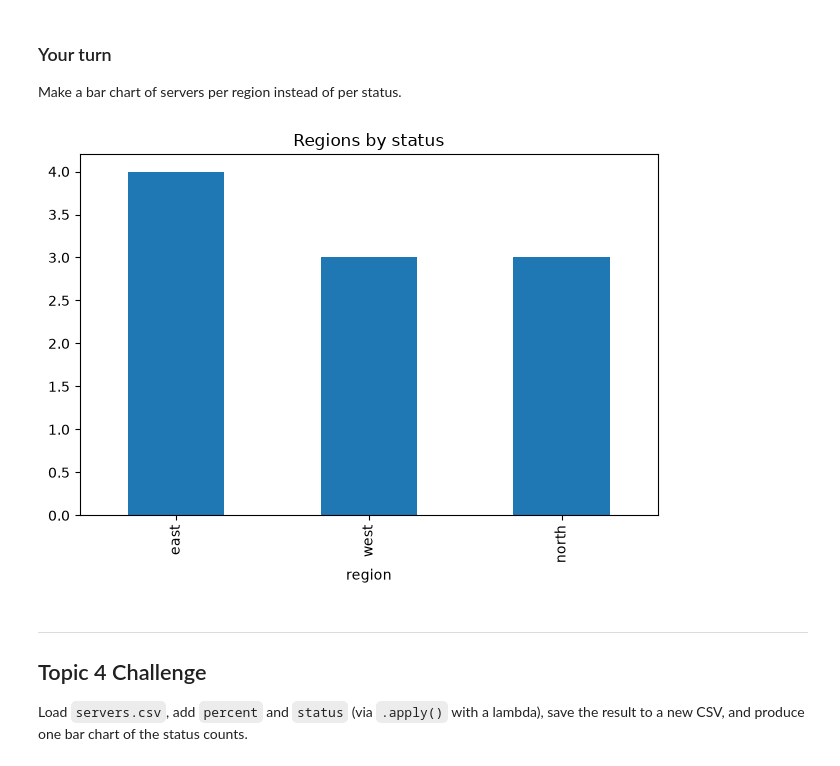
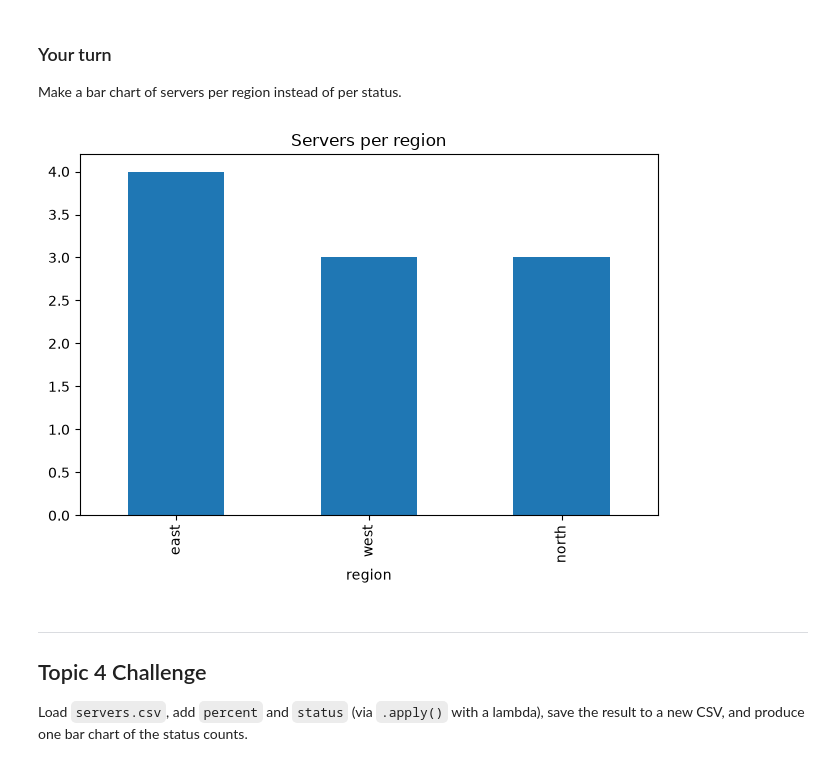
Before and after one commit to AyshaShajhn/CST1510-Group2, a Jupyter notebook: Week 06 - Pandas/04 - Apply, Lambda and Finishing Up/W06T04_walkthrough.ipynb, the cells around one changed output. Saved outputs shown, nothing was run; the diff lists cells and outputs as text; code cells hidden in the pictures.

```diff
--- a/Week 06 - Pandas/04 - Apply, Lambda and Finishing Up/W06T04_walkthrough.ipynb
+++ b/Week 06 - Pandas/04 - Apply, Lambda and Finishing Up/W06T04_walkthrough.ipynb
@@ -105,8 +115,6 @@ print(servers)
 lambda earns its place exactly here — a function small enough to write inline,
 used exactly once, right where it is needed.
 # %%
-servers["status"] = servers["percent"].apply(
-    lambda p: "OVER LIMIT" if p >= 100 else "WARNING" if p >= 90 else "OK"
-)
+servers["status"] = servers["percent"].apply(lambda p: "OVER LIMIT" if p >= 100 else "WARNING" if p >= 90 else "OK")
 print(servers.sort_values("hostname", key=lambda col: col.str.lower()))
 # %% [output]
@@ -162,11 +180,11 @@ max    120.00000  100.0  120.00000
 Make a bar chart of servers per region instead of per status.
 # %%
 # your code here
-servers["region"].value_counts().plot(kind="bar", title="Regions by status")
+servers["region"].value_counts().plot(kind="bar", title="Servers per region")
 plt.tight_layout()
 plt.show()
 # %% [output]
-[figure, old version]
+[figure, new version]
 # %% [markdown]
 ---
 ## Topic 4 Challenge
```
Also changed, not shown: parts of 2 cells of this notebook.
